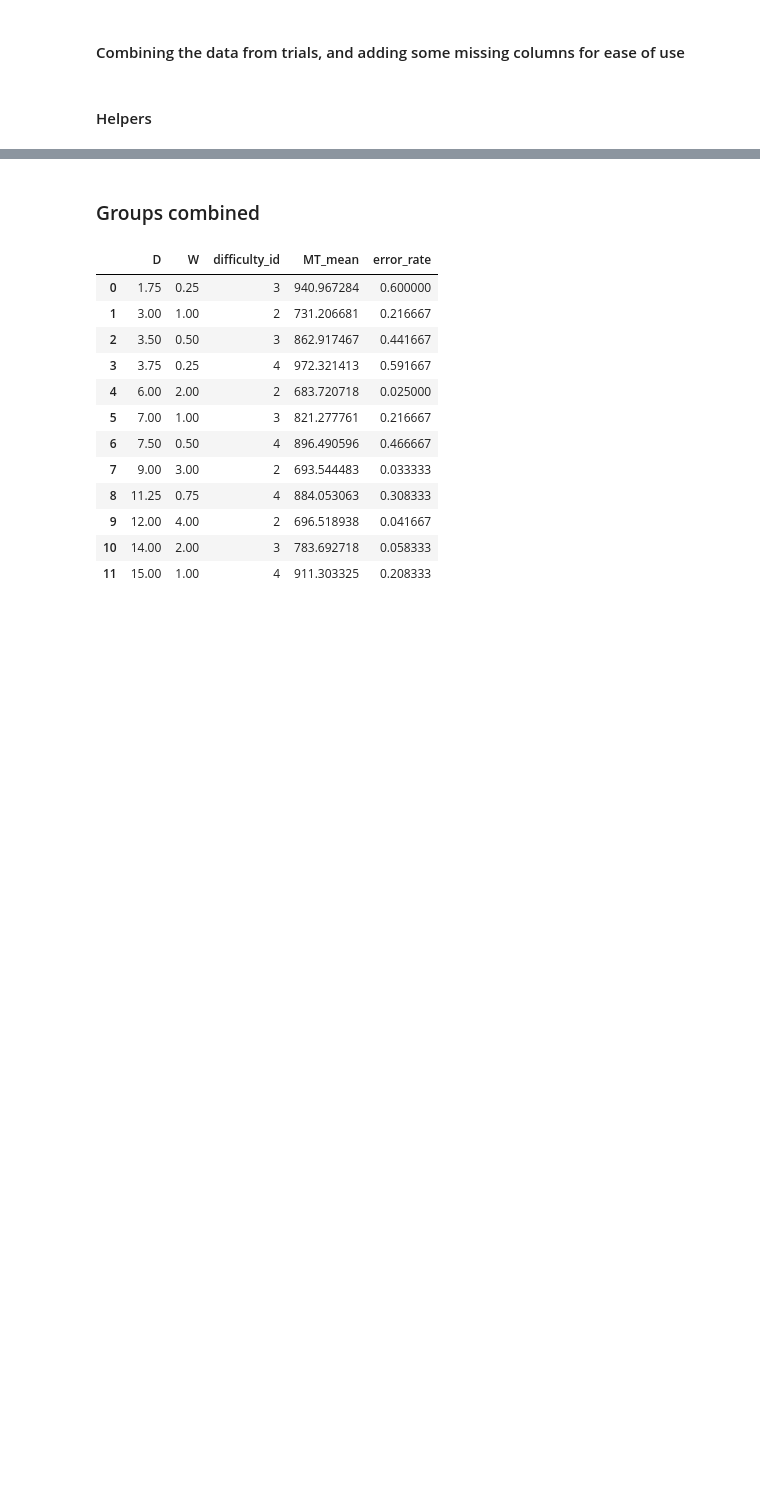
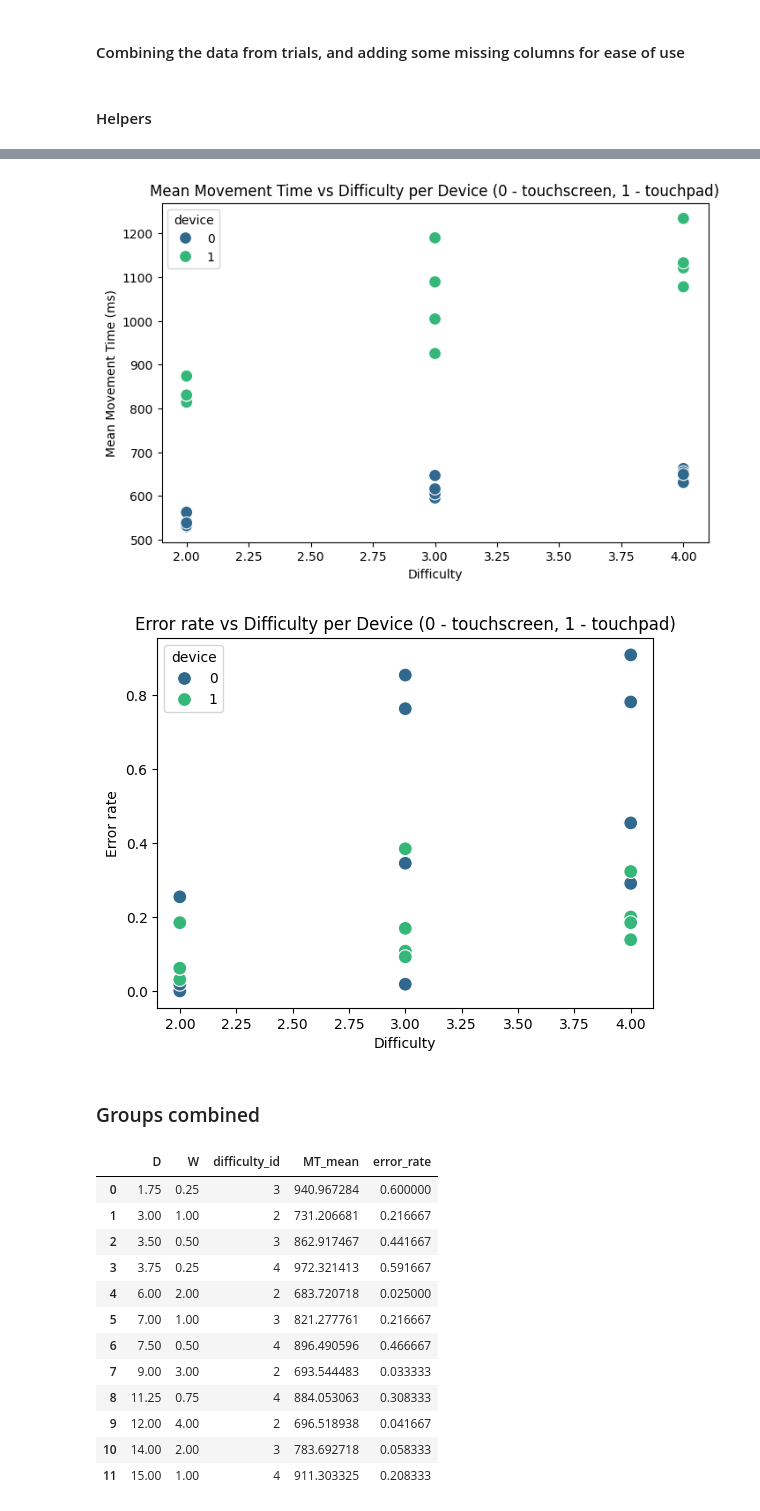
Before and after one commit to wojciechloboda/HCI-lab, a Jupyter notebook: analysis.ipynb, the cells around one changed output, grey strips where cells are left out. Saved outputs shown, nothing was run; the diff lists cells and outputs as text; code cells hidden in the pictures; blank space fills up the shorter version.

Commit message:
device comparison

```diff
--- a/analysis.ipynb
+++ b/analysis.ipynb
@@ -80,6 +94,36 @@ def create_summary(df, group_id=-1):
 # %%
 import seaborn as sns
 import matplotlib.pyplot as plt
+
+
+def plot_device_summary(df):
+    plt.figure(figsize=(8,5))
+    plt.xlabel("Difficulty")
+    plt.ylabel("Mean Movement Time (ms)")
+    plt.title("Mean Movement Time vs Difficulty per Device (0 - touchscreen, 1 - touchpad)")
+    sns.scatterplot(
+        data=df,
+        x="difficulty_id",
+        y="MT_mean",
+        hue="device",
+        palette="viridis",
+        s=100
+    )
+    plt.show()
+
+
+    plt.xlabel("Difficulty")
+    plt.ylabel("Error rate")
+    plt.title("Error rate vs Difficulty per Device (0 - touchscreen, 1 - touchpad)")
+    sns.scatterplot(
+        data=df,
+        x="difficulty_id",
+        y="error_rate",
+        hue="device",
+        palette="viridis",
+        s=100
+    )
+    plt.show()
 
 def plot_summary(df):
     plt.figure(figsize=(8,5))
@@ -129,0 +176,4 @@ def plot_summary(df):
+# %%
+all_trials = pd.read_csv("./all_trials.csv")
+device_summary = create_device_summary(all_trials)
+device_summary
@@ -130,3 +198,8 @@ def plot_summary(df):
+# %%
+plot_device_summary(device_summary)
+# %% [output]
+[figure, added]
+[figure, added]
 # %% [markdown]
 ### Groups combined
 # %%
```
Also changed, not shown: parts of 4 cells of this notebook.
